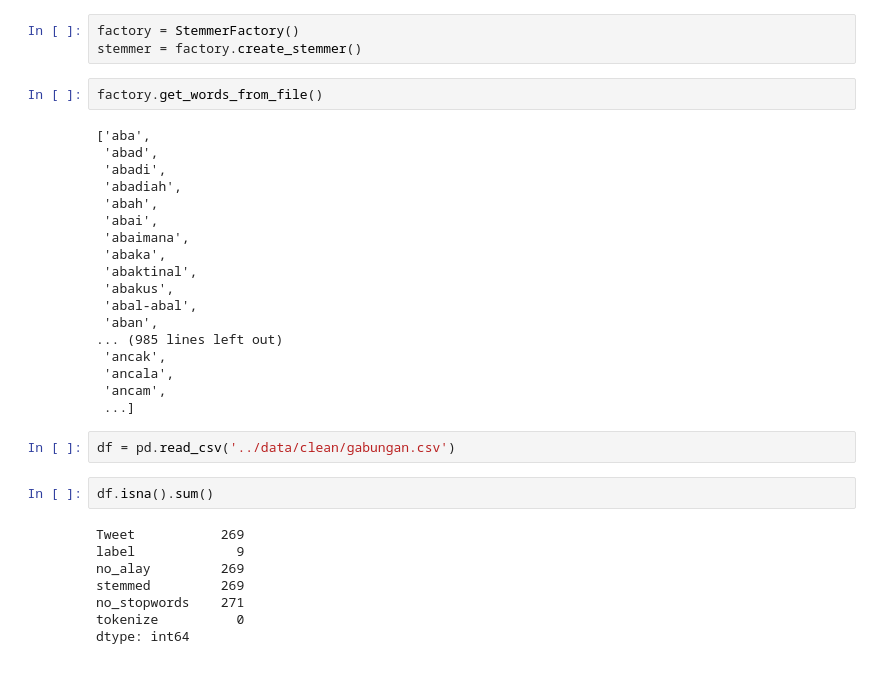
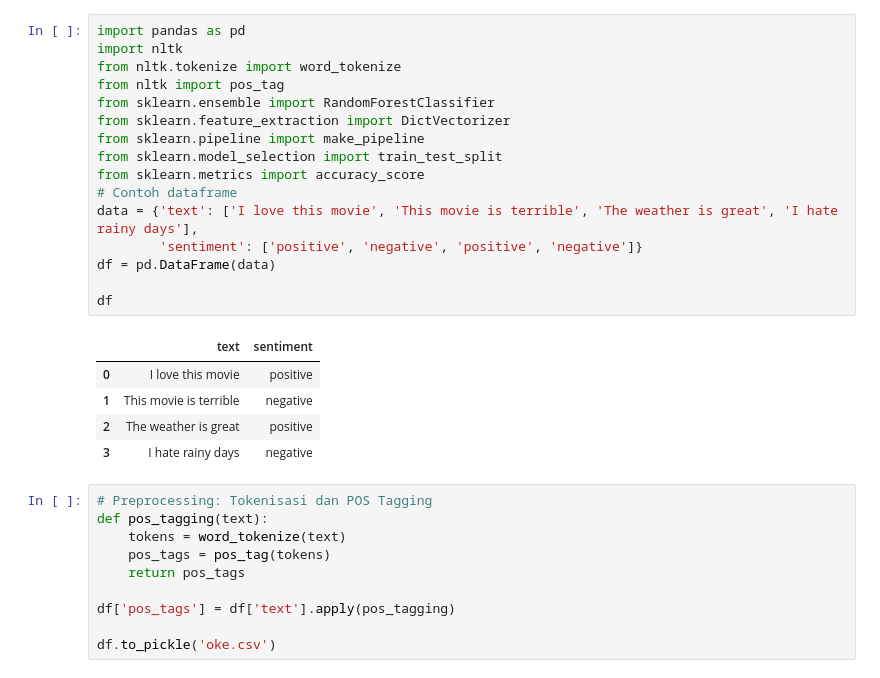
Before and after one commit to ghazafm/twitter-sentiment-analysis, a Jupyter notebook: preprocessing/Training/preprocessing/coba.ipynb, the cells around one changed output. Cells and saved outputs as stored; diff of their text form.

Commit message:
preprocessing 10

```diff
--- a/preprocessing/Training/preprocessing/coba.ipynb
+++ b/preprocessing/Training/preprocessing/coba.ipynb
@@ -112,35 +1,32 @@ print(tokenizer(text))
-# %%
-factory = StemmerFactory()
-stemmer = factory.create_stemmer()
-# %%
-factory.get_words_from_file()
-# %% [output]
-['aba',
- 'abad',
- 'abadi',
- 'abadiah',
- 'abah',
- 'abai',
- 'abaimana',
- 'abaka',
- 'abaktinal',
- 'abakus',
- 'abal-abal',
- 'aban',
-... (985 lines left out)
- 'ancak',
- 'ancala',
- 'ancam',
- ...]
-# %%
-df = pd.read_csv('../data/clean/gabungan.csv')
-# %%
-df.isna().sum()
-# %% [output]
-Tweet           269
-label             9
-no_alay         269
-stemmed         269
-no_stopwords    271
-tokenize          0
-dtype: int64
+# %%
+import pandas as pd
+import nltk
+from nltk.tokenize import word_tokenize
+from nltk import pos_tag
+from sklearn.ensemble import RandomForestClassifier
+from sklearn.feature_extraction import DictVectorizer
+from sklearn.pipeline import make_pipeline
+from sklearn.model_selection import train_test_split
+from sklearn.metrics import accuracy_score
+# Contoh dataframe
+data = {'text': ['I love this movie', 'This movie is terrible', 'The weather is great', 'I hate rainy days'],
+        'sentiment': ['positive', 'negative', 'positive', 'negative']}
+df = pd.DataFrame(data)
+
+df
+# %% [output]
+|  | text | sentiment |
+| 0 | I love this movie | positive |
+| 1 | This movie is terrible | negative |
+| 2 | The weather is great | positive |
+| 3 | I hate rainy days | negative |
+# %%
+# Preprocessing: Tokenisasi dan POS Tagging
+def pos_tagging(text):
+    tokens = word_tokenize(text)
+    pos_tags = pos_tag(tokens)
+    return pos_tags
+
+df['pos_tags'] = df['text'].apply(pos_tagging)
+
+df.to_pickle('oke.csv')
```
Also changed, not shown: parts of 17 cells of this notebook, 8 other files.
